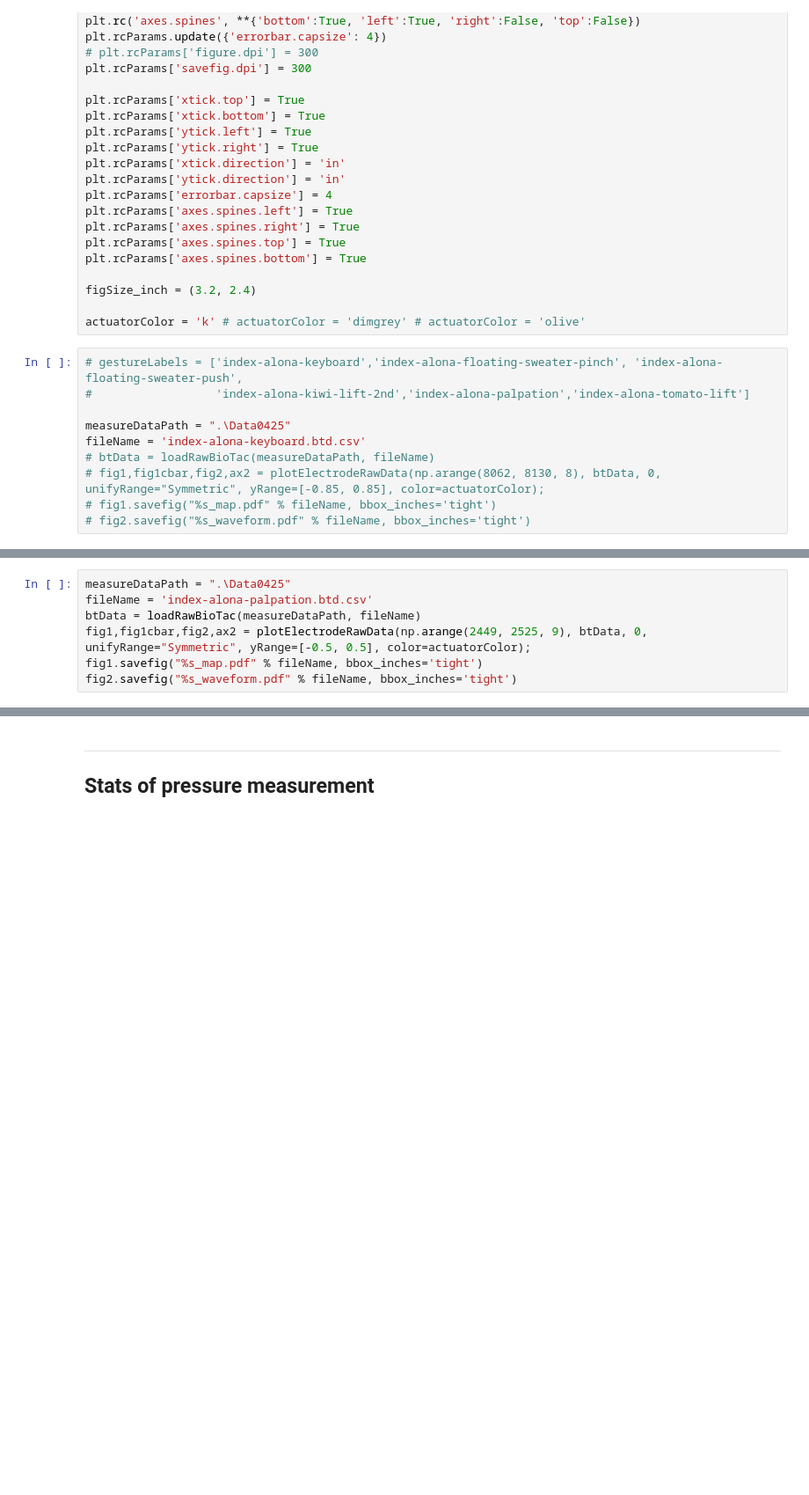
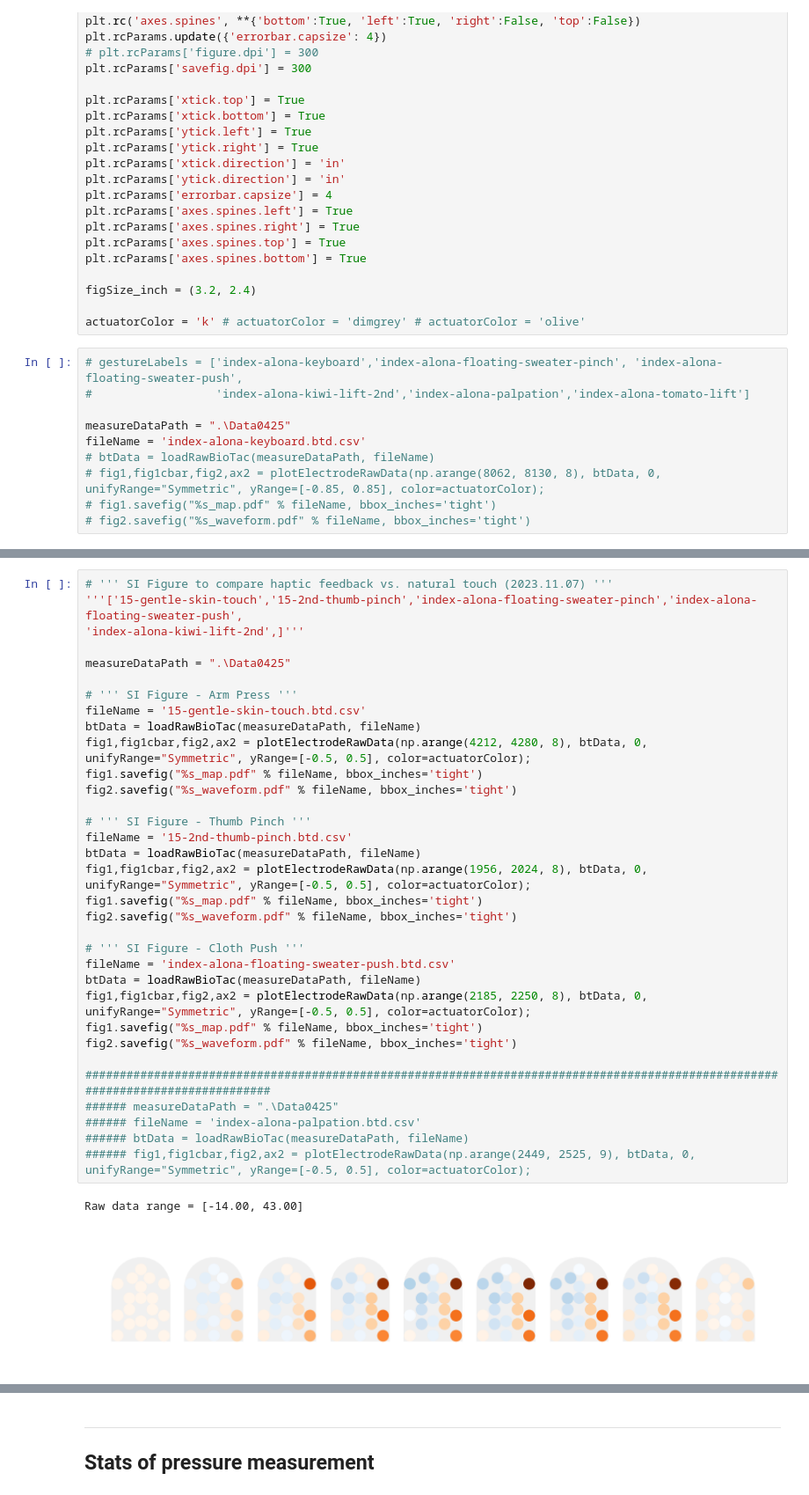
Before and after one commit to maxwellre/pycode, a Jupyter notebook: BioTacAnalysis/Fig3BioTacAllInOne.ipynb, the cells around one changed output, grey strips where cells are left out. Shown at 88% size. Saved outputs shown, nothing was run; the diff lists cells and outputs as text; blank space fills up the shorter version.

Commit message:
Plot all natural touch BioTac measurements for SI figure

```diff
--- a/BioTacAnalysis/Fig3BioTacAllInOne.ipynb
+++ b/BioTacAnalysis/Fig3BioTacAllInOne.ipynb
@@ -127,7 +137,36 @@ fig2.savefig("%s_waveform.pdf" % fileName, bbox_inches='tight')
-# %%
-measureDataPath = ".\Data0425"
-fileName = 'index-alona-palpation.btd.csv'
-btData = loadRawBioTac(measureDataPath, fileName)
-fig1,fig1cbar,fig2,ax2 = plotElectrodeRawData(np.arange(2449, 2525, 9), btData, 0, unifyRange="Symmetric", yRange=[-0.5, 0.5], color=actuatorColor);
-fig1.savefig("%s_map.pdf" % fileName, bbox_inches='tight')
-fig2.savefig("%s_waveform.pdf" % fileName, bbox_inches='tight')
+# %%
+# ''' SI Figure to compare haptic feedback vs. natural touch (2023.11.07) '''
+'''['15-gentle-skin-touch','15-2nd-thumb-pinch','index-alona-floating-sweater-pinch','index-alona-floating-sweater-push',
+'index-alona-kiwi-lift-2nd',]'''
+
+measureDataPath = ".\Data0425"
+
+# ''' SI Figure - Arm Press '''
+fileName = '15-gentle-skin-touch.btd.csv'
+btData = loadRawBioTac(measureDataPath, fileName)
+fig1,fig1cbar,fig2,ax2 = plotElectrodeRawData(np.arange(4212, 4280, 8), btData, 0, unifyRange="Symmetric", yRange=[-0.5, 0.5], color=actuatorColor);
+fig1.savefig("%s_map.pdf" % fileName, bbox_inches='tight')
+fig2.savefig("%s_waveform.pdf" % fileName, bbox_inches='tight')
+
+# ''' SI Figure - Thumb Pinch '''
+fileName = '15-2nd-thumb-pinch.btd.csv'
+btData = loadRawBioTac(measureDataPath, fileName)
+fig1,fig1cbar,fig2,ax2 = plotElectrodeRawData(np.arange(1956, 2024, 8), btData, 0, unifyRange="Symmetric", yRange=[-0.5, 0.5], color=actuatorColor);
+fig1.savefig("%s_map.pdf" % fileName, bbox_inches='tight')
+fig2.savefig("%s_waveform.pdf" % fileName, bbox_inches='tight')
+
+# ''' SI Figure - Cloth Push '''
+fileName = 'index-alona-floating-sweater-push.btd.csv'
+btData = loadRawBioTac(measureDataPath, fileName)
+fig1,fig1cbar,fig2,ax2 = plotElectrodeRawData(np.arange(2185, 2250, 8), btData, 0, unifyRange="Symmetric", yRange=[-0.5, 0.5], color=actuatorColor);
+fig1.savefig("%s_map.pdf" % fileName, bbox_inches='tight')
+fig2.savefig("%s_waveform.pdf" % fileName, bbox_inches='tight')
+
+################################################################################################################################
+###### measureDataPath = ".\Data0425"
+###### fileName = 'index-alona-palpation.btd.csv'
+###### btData = loadRawBioTac(measureDataPath, fileName)
+###### fig1,fig1cbar,fig2,ax2 = plotElectrodeRawData(np.arange(2449, 2525, 9), btData, 0, unifyRange="Symmetric", yRange=[-0.5, 0.5], color=actuatorColor);
+# %% [output]
+Raw data range = [-14.00, 43.00]
+[figure, added]
```
Also changed, not shown: parts of 8 cells of this notebook, 1 other file.
